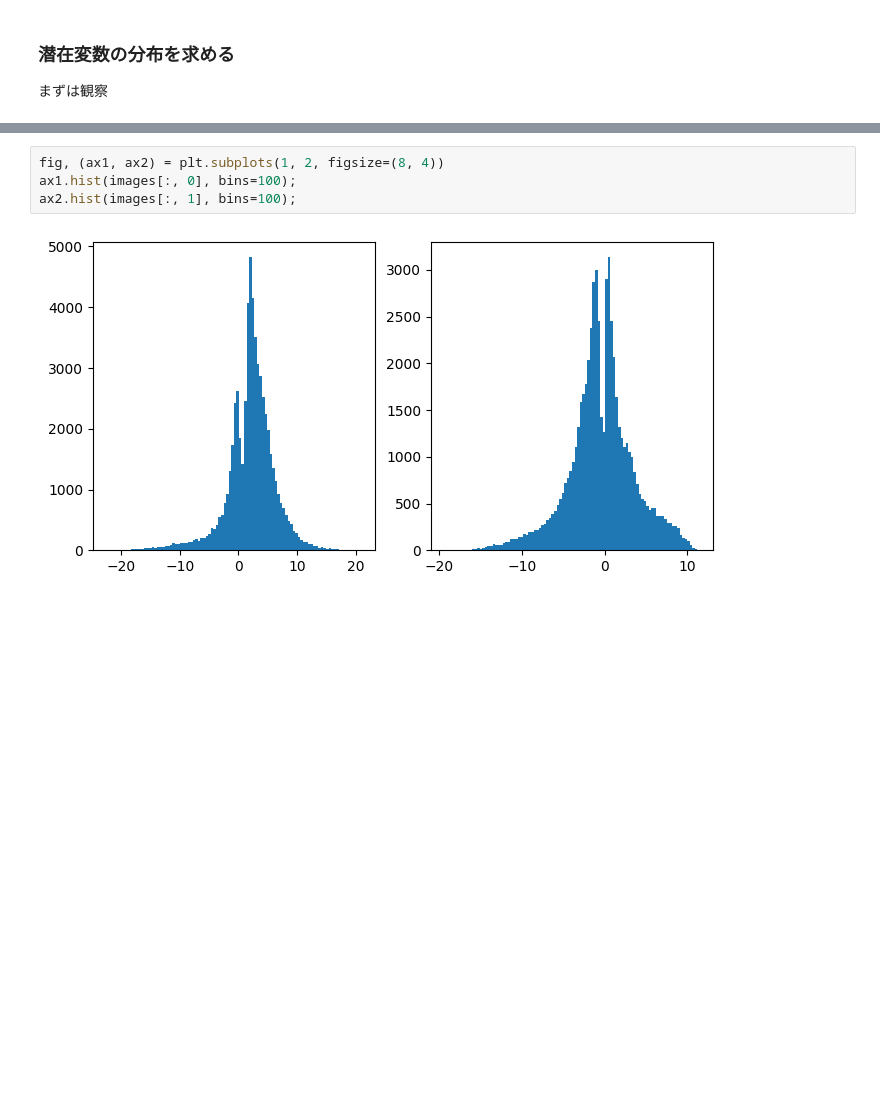
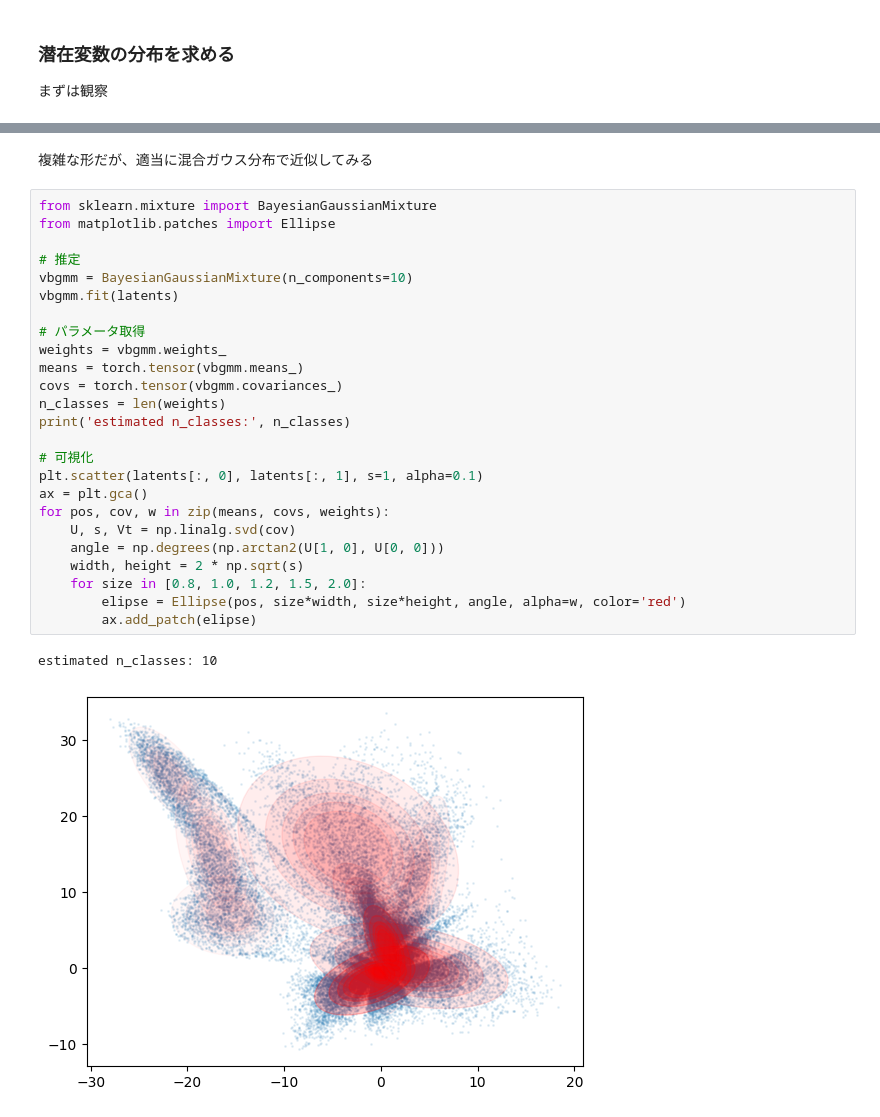
Before and after one commit to misya11p/Autoencoder-study, a Jupyter notebook: AE.ipynb, the cells around one changed output, grey strips where cells are left out. Cells and saved outputs as stored; diff of their text form; blank space fills up the shorter version.

```diff
--- a/AE.ipynb
+++ b/AE.ipynb
@@ -409,6 +402,30 @@ plt.scatter(images[:, 0], images[:, 1], s=1);
-# %%
-fig, (ax1, ax2) = plt.subplots(1, 2, figsize=(8, 4))
-ax1.hist(images[:, 0], bins=100);
-ax2.hist(images[:, 1], bins=100);
-# %% [output]
-[figure, removed]
+# %% [markdown]
+複雑な形だが、適当に混合ガウス分布で近似してみる
+# %%
+from sklearn.mixture import BayesianGaussianMixture
+from matplotlib.patches import Ellipse
+
+# 推定
+vbgmm = BayesianGaussianMixture(n_components=10)
+vbgmm.fit(latents)
+
+# パラメータ取得
+weights = vbgmm.weights_
+means = torch.tensor(vbgmm.means_)
+covs = torch.tensor(vbgmm.covariances_)
+n_classes = len(weights)
+print('estimated n_classes:', n_classes)
+
+# 可視化
+plt.scatter(latents[:, 0], latents[:, 1], s=1, alpha=0.1)
+ax = plt.gca()
+for pos, cov, w in zip(means, covs, weights):
+    U, s, Vt = np.linalg.svd(cov)
+    angle = np.degrees(np.arctan2(U[1, 0], U[0, 0]))
+    width, height = 2 * np.sqrt(s)
+    for size in [0.8, 1.0, 1.2, 1.5, 2.0]:
+        elipse = Ellipse(pos, size*width, size*height, angle, alpha=w, color='red')
+        ax.add_patch(elipse)
+# %% [output]
+estimated n_classes: 10
+[figure, added]
```
Also changed, not shown: parts of 20 cells of this notebook.
